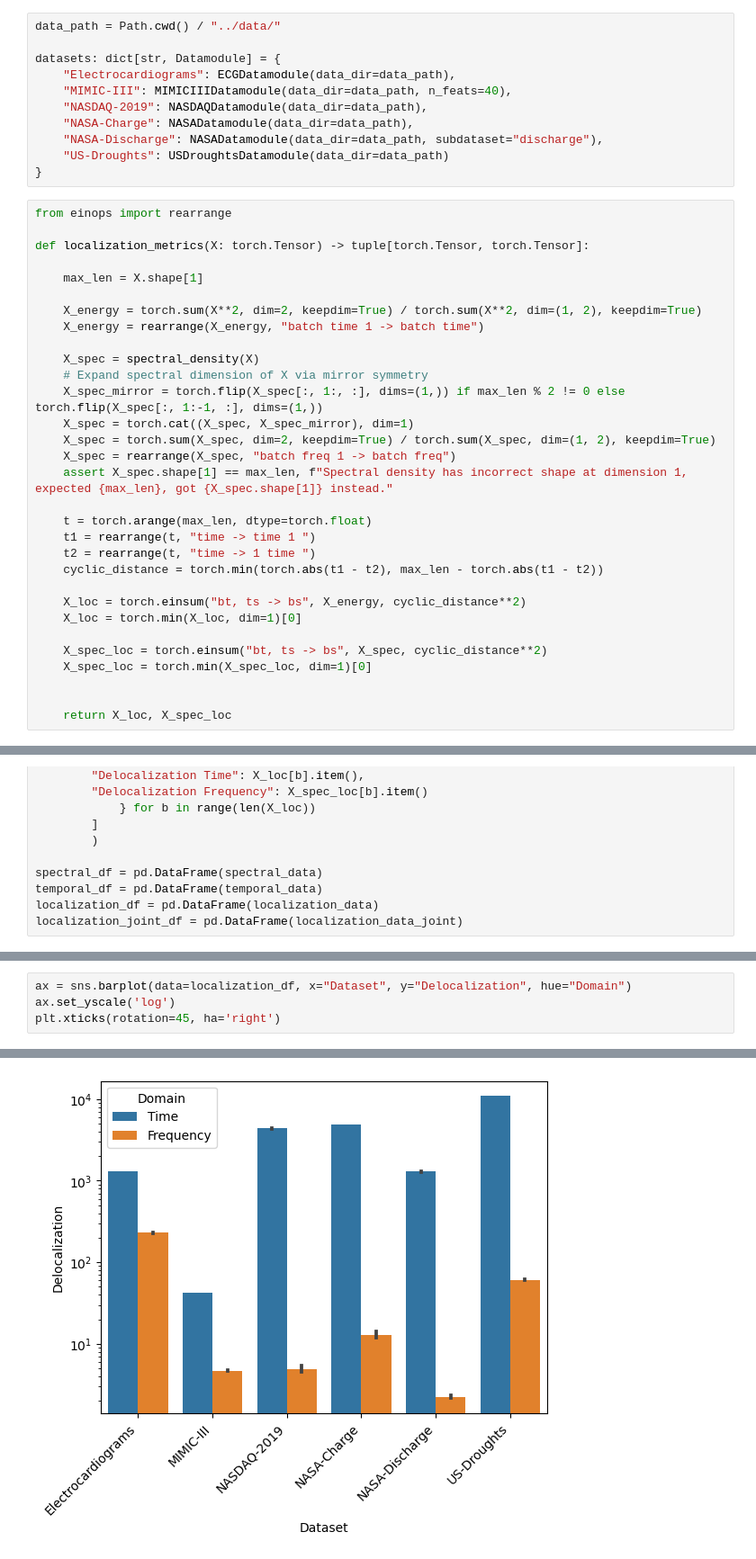
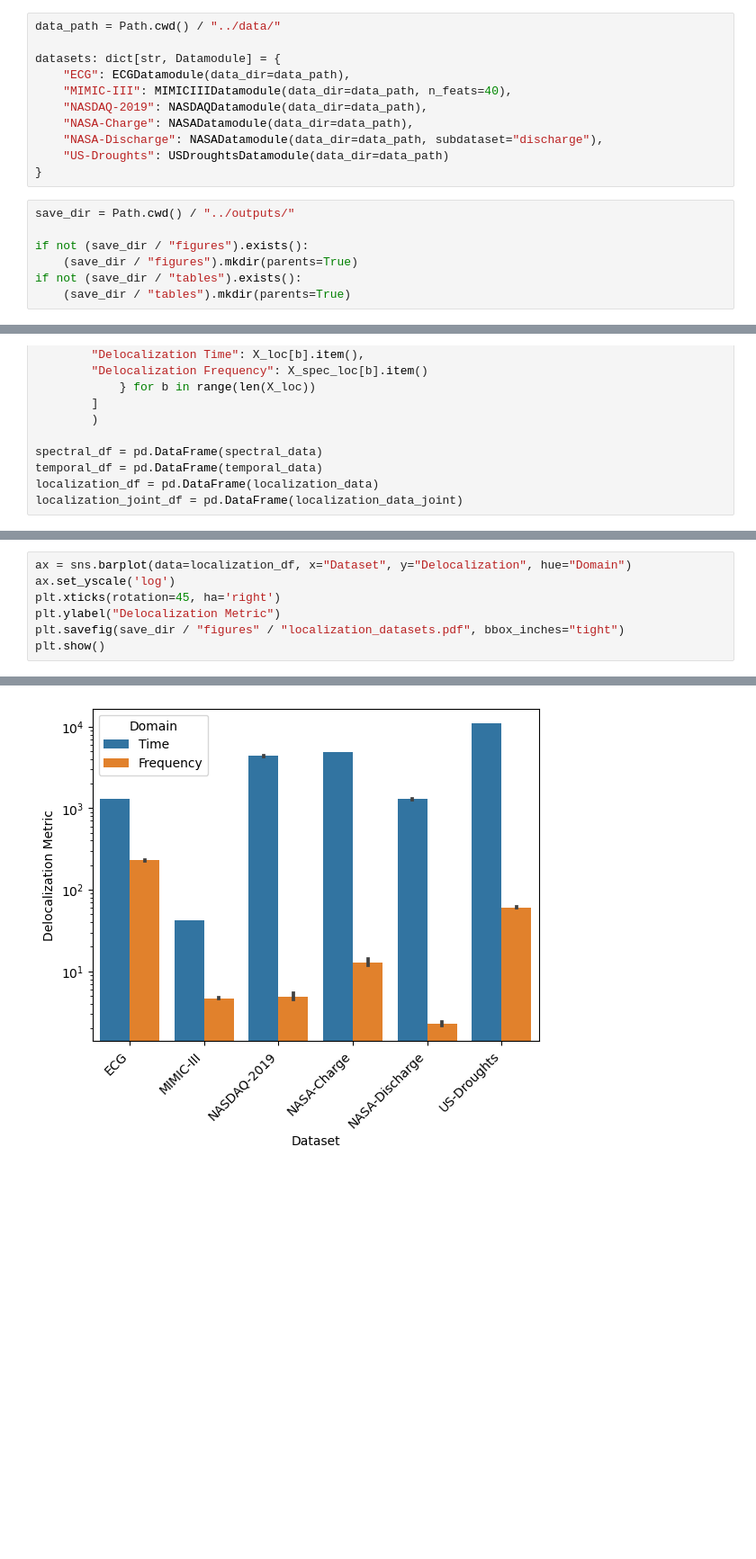
Before and after one commit to JonathanCrabbe/FourierDiffusion, a Jupyter notebook: notebooks/spectral_interpretation.ipynb, the cells around one changed output, grey strips where cells are left out. Shown at 90% size. Drawn from its saved outputs; the diff is of its cells as text; blank space fills up the shorter version.

```diff
--- a/notebooks/spectral_interpretation.ipynb
+++ b/notebooks/spectral_interpretation.ipynb
@@ -12,41 +15,17 @@ from pathlib import Path
 data_path = Path.cwd() / "../data/"
 
 datasets: dict[str, Datamodule] = {
-    "Electrocardiograms": ECGDatamodule(data_dir=data_path),
+    "ECG": ECGDatamodule(data_dir=data_path),
     "MIMIC-III": MIMICIIIDatamodule(data_dir=data_path, n_feats=40),
     "NASDAQ-2019": NASDAQDatamodule(data_dir=data_path),
     "NASA-Charge": NASADatamodule(data_dir=data_path),
     "NASA-Discharge": NASADatamodule(data_dir=data_path, subdataset="discharge"),
     "US-Droughts": USDroughtsDatamodule(data_dir=data_path)
 }
-# %%
-from einops import rearrange
-
-def localization_metrics(X: torch.Tensor) -> tuple[torch.Tensor, torch.Tensor]:
-
-    max_len = X.shape[1]
-
-    X_energy = torch.sum(X**2, dim=2, keepdim=True) / torch.sum(X**2, dim=(1, 2), keepdim=True)
-    X_energy = rearrange(X_energy, "batch time 1 -> batch time")
-
-    X_spec = spectral_density(X)
-    # Expand spectral dimension of X via mirror symmetry
-    X_spec_mirror = torch.flip(X_spec[:, 1:, :], dims=(1,)) if max_len % 2 != 0 else torch.flip(X_spec[:, 1:-1, :], dims=(1,))
-    X_spec = torch.cat((X_spec, X_spec_mirror), dim=1)
-    X_spec = torch.sum(X_spec, dim=2, keepdim=True) / torch.sum(X_spec, dim=(1, 2), keepdim=True)
-    X_spec = rearrange(X_spec, "batch freq 1 -> batch freq")
-    assert X_spec.shape[1] == max_len, f"Spectral density has incorrect shape at dimension 1, expected {max_len}, got {X_spec.shape[1]} instead."
-
-    t = torch.arange(max_len, dtype=torch.float)
-    t1 = rearrange(t, "time -> time 1 ")
-    t2 = rearrange(t, "time -> 1 time ")
-    cyclic_distance = torch.min(torch.abs(t1 - t2), max_len - torch.abs(t1 - t2))
-
-    X_loc = torch.einsum("bt, ts -> bs", X_energy, cyclic_distance**2)
-    X_loc = torch.min(X_loc, dim=1)[0]
-
-    X_spec_loc = torch.einsum("bt, ts -> bs", X_spec, cyclic_distance**2)
-    X_spec_loc = torch.min(X_spec_loc, dim=1)[0]
-
-
-    return X_loc, X_spec_loc
+# %%
+save_dir = Path.cwd() / "../outputs/"
+
+if not (save_dir / "figures").exists():
+    (save_dir / "figures").mkdir(parents=True)
+if not (save_dir / "tables").exists():
+    (save_dir / "tables").mkdir(parents=True)
@@ -166,4 +149,7 @@ plt.show()
 ax = sns.barplot(data=localization_df, x="Dataset", y="Delocalization", hue="Domain")
 ax.set_yscale('log')
 plt.xticks(rotation=45, ha='right')
+plt.ylabel("Delocalization Metric")
+plt.savefig(save_dir / "figures" / "localization_datasets.pdf", bbox_inches="tight")
+plt.show()
 # %% [output]
@@ -177,4 +156,4 @@ plt.xticks(rotation=45, ha='right')
-[figure, old version]
+[figure, new version]
 # %%
 ax = sns.scatterplot(data=localization_joint_df, x="Delocalization Time", y="Delocalization Frequency", hue="Dataset", alpha=0.3)
 ax.set_yscale('log')
```
Also changed, not shown: parts of 15 cells of this notebook.
